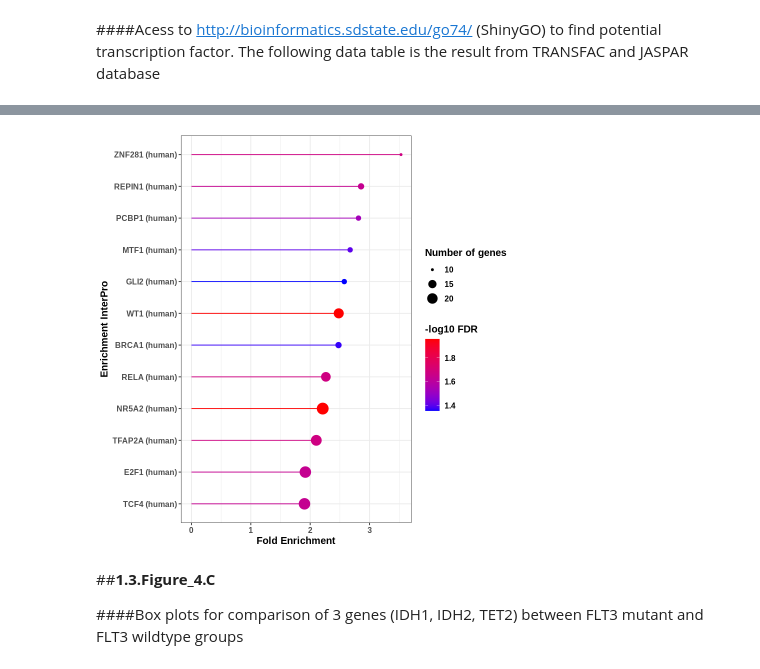
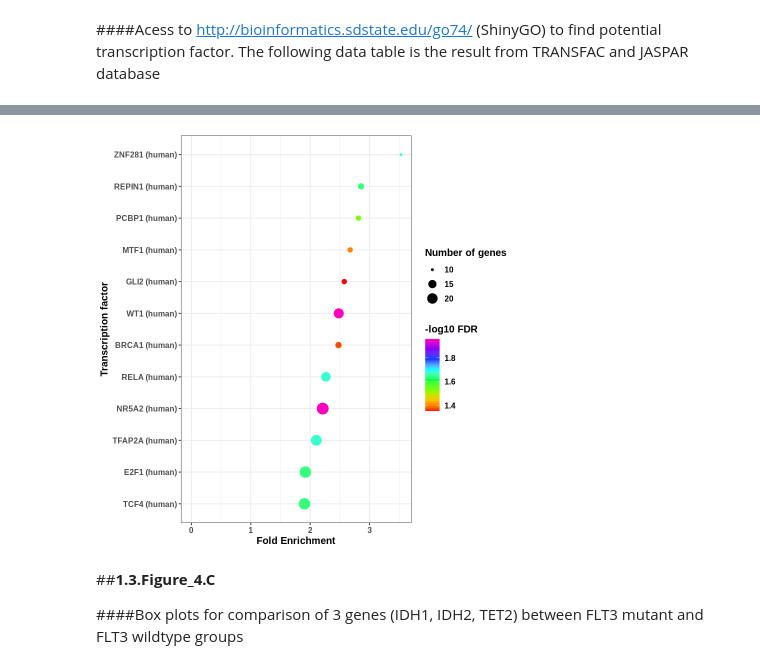
Before and after one commit to bacdao/LAML, a Jupyter notebook: Figure4.ipynb, the cells around one changed output, grey strips where cells are left out. Saved outputs shown, nothing was run; the diff lists cells and outputs as text; code cells hidden in the pictures.

```diff
--- a/Figure4.ipynb
+++ b/Figure4.ipynb
@@ -241,9 +241,9 @@ A data.frame: 12 × 8
 | 0.04267935 | 12 | 1534 | 2.476749 | BRCA1 (human) | https://amp.pharm.mssm.edu/Enrichr | TBXAS1 IGF2BP2 ITGAE APOL4 ATP8B4... | 1.369782 |
 | 0.04420293 | 11 | 1353 | 2.574074 | GLI2 (human) | https://amp.pharm.mssm.edu/Enrichr | IGF2BP2 GRB10 CCL1 NT5DC3 CISH HO... | 1.354549 |
 # %%
-ggplot(tf, aes(x=Fold.Enrichment, xend=0, y=reorder(Pathway, Fold.Enrichment), yend=Pathway, colour=rlogfdr)) + scale_color_gradient(low="blue", high="red") + geom_segment(stat="identity",position="identity") + theme_bw()+ geom_point(aes(size=nGenes)) + theme(text = element_text(size = 12, face="bold")) + labs(x="Fold Enrichment", y="Enrichment InterPro", colour="-log10 FDR",size="Number of genes")
+ggplot(tf, aes(x=Fold.Enrichment, xend=0, y=reorder(Pathway, Fold.Enrichment), yend=Pathway, colour=rlogfdr)) + scale_color_gradientn(colours = rainbow(8)) + theme_bw()+ geom_point(aes(size=nGenes)) + theme(text = element_text(size = 12, face="bold")) + labs(x="Fold Enrichment", y="Transcription factor", colour="-log10 FDR",size="Number of genes")
 # %% [output]
-[figure, old version]
+[figure, new version]
 # %% [markdown]
 ##**1.3.Figure_4.C**
 
```
